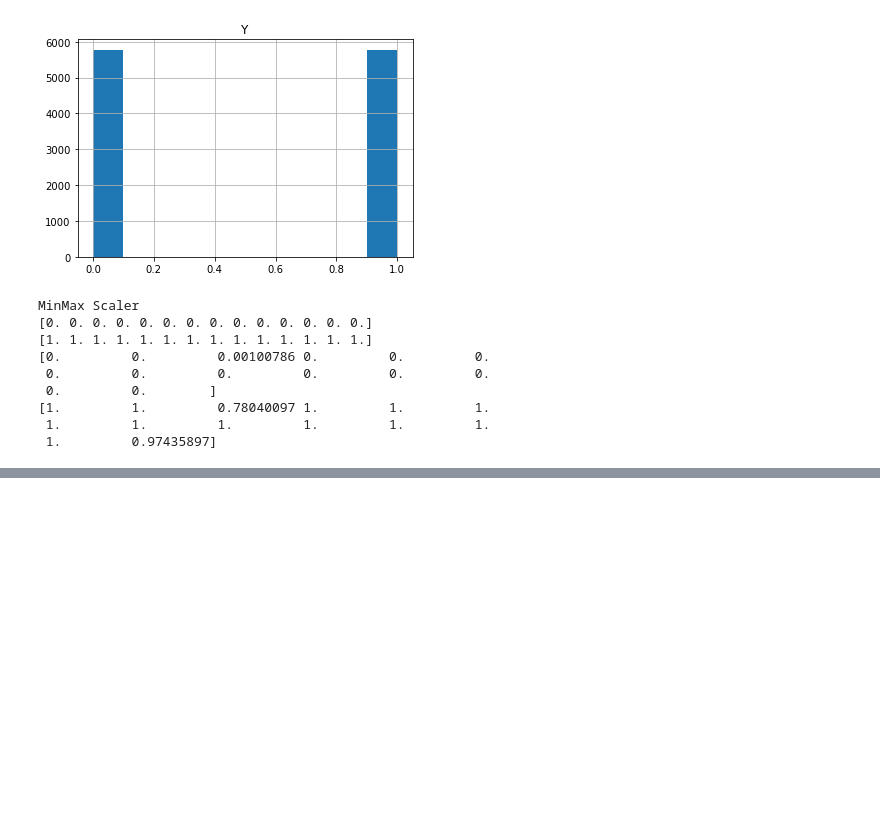
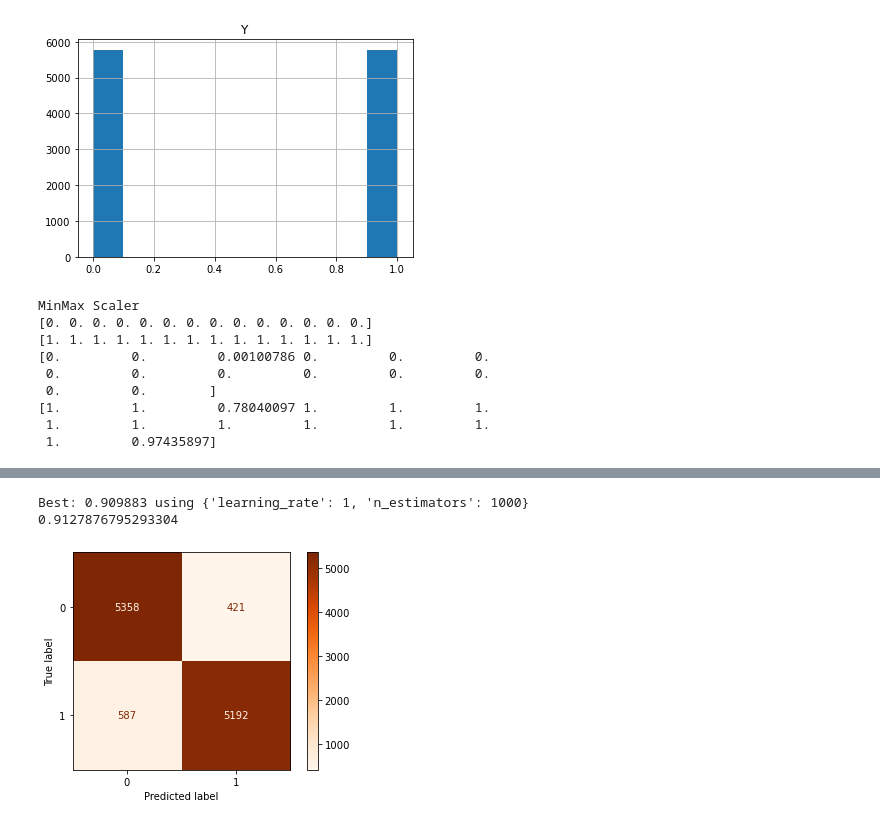
Before and after one commit to tizianotaglienti/mobdproject, a Jupyter notebook: mobdcopy.ipynb, the cells around one changed output, grey strips where cells are left out. Saved outputs shown, nothing was run; the diff lists cells and outputs as text; code cells hidden in the pictures; blank space fills up the shorter version.

```diff
--- a/mobdcopy.ipynb
+++ b/mobdcopy.ipynb
@@ -557,0 +522,35 @@ plt.show()
+# %%
+from sklearn.ensemble import AdaBoostClassifier
+
+classifierADA = AdaBoostClassifier()
+
+grid = dict()
+grid['n_estimators'] = [1000]
+grid['learning_rate'] = [.001, .01, .1, 1]
+
+# define the evaluation procedure
+cv = RepeatedStratifiedKFold(n_splits = 5, n_repeats = 5, random_state = 1)
+
+# define the grid search procedure
+grid_search = GridSearchCV(estimator = classifierADA, param_grid = grid, n_jobs = -1, cv = cv, scoring = 'accuracy')
+
+# execute the grid search
+grid_fit = grid_search.fit(x_train_scaled, y_train)
+
+# execute the grid search
+y_pred_rf = grid_search.predict(x_test_scaled)
+
+# summarize the best score and configuration
+print("Best: %f using %s" % (grid_fit.best_score_ , grid_fit.best_params_))
+
+CM_ADA = confusion_matrix(y_test, y_pred_rf)
+PercADA = (CM_ADA[0,0]+CM_ADA[1,1])/CM_ADA.sum()
+
+cmd = ConfusionMatrixDisplay(CM_ADA)
+cmd.plot(cmap = "Oranges")
+
+print(PercADA)
+# %% [output]
+Best: 0.909883 using {'learning_rate': 1, 'n_estimators': 1000}
+0.9127876795293304
+[figure, added]
```
Also changed, not shown: parts of 11 cells of this notebook.
